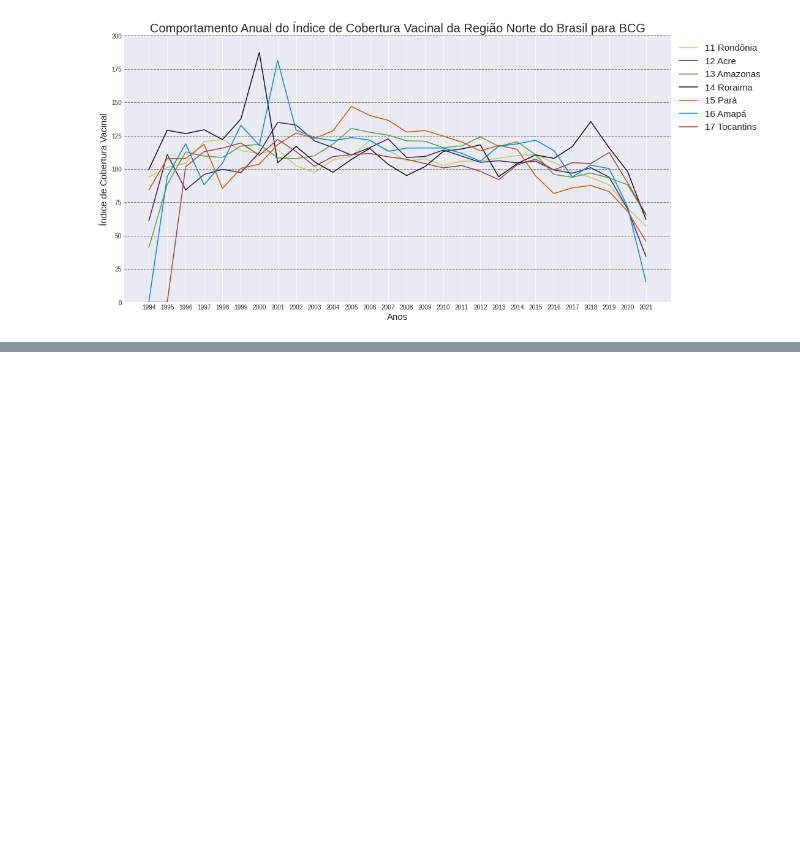
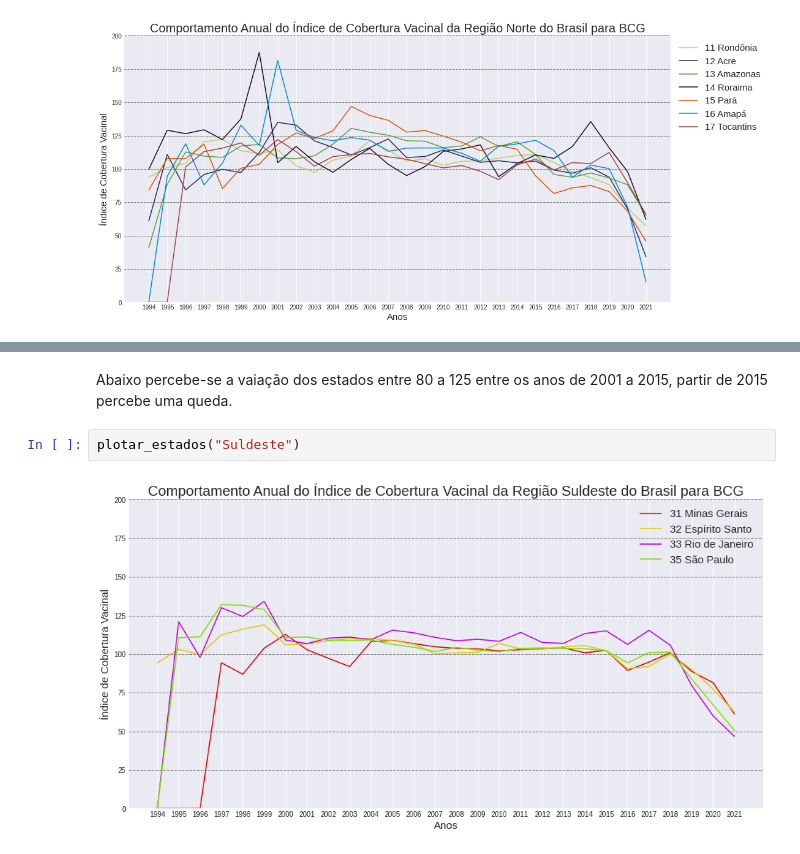
Before and after one commit to laugustovieira/imunizacao, a Jupyter notebook: imunizacao.ipynb, the cells around one changed output, grey strips where cells are left out. Cells and saved outputs as stored; diff of their text form; blank space fills up the shorter version.

Commit message:
graficos por estado e conclusão

```diff
--- a/imunizacao.ipynb
+++ b/imunizacao.ipynb
@@ -271,0 +283,6 @@ plotar_estados("Norte")
+# %% [markdown]
+Abaixo percebe-se a vaiação dos estados entre 80 a 125 entre os anos de 2001 a 2015, partir de 2015 percebe uma queda.
+# %%
+plotar_estados("Suldeste")
+# %% [output]
+[figure, added]
```
Also changed, not shown: parts of 19 cells of this notebook.
